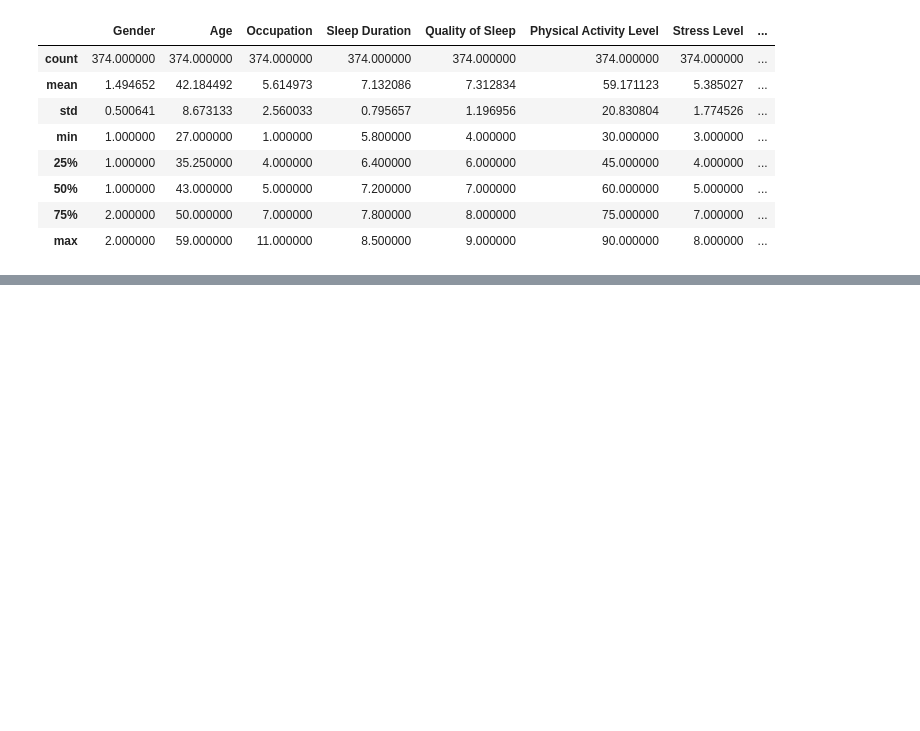
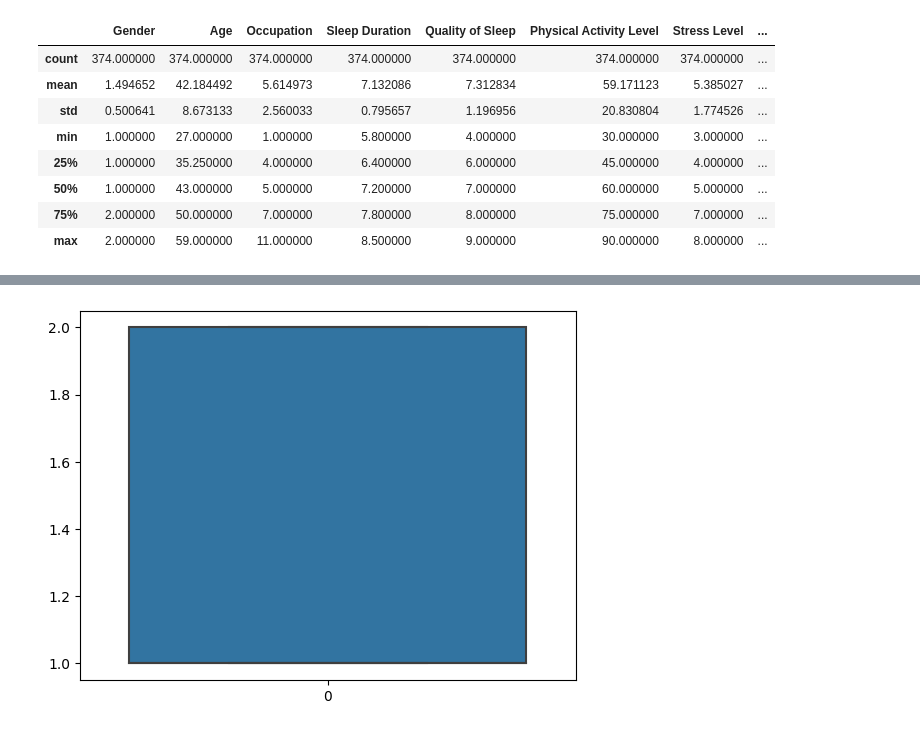
Before and after one commit to dolaemonngeong/ml-alp, a Jupyter notebook: Untitled-1.ipynb, the cells around one changed output, grey strips where cells are left out. Cells and saved outputs as stored; diff of their text form; code cells hidden in the pictures; blank space fills up the shorter version.

```diff
--- a/Untitled-1.ipynb
+++ b/Untitled-1.ipynb
@@ -152,0 +252,5 @@ plt.show()
+# %%
+sns.boxplot(data=df['Gender'])
+plt.show()
+# %% [output]
+[figure, added]
```
Also changed, not shown: parts of 25 cells of this notebook, 1 other file.
